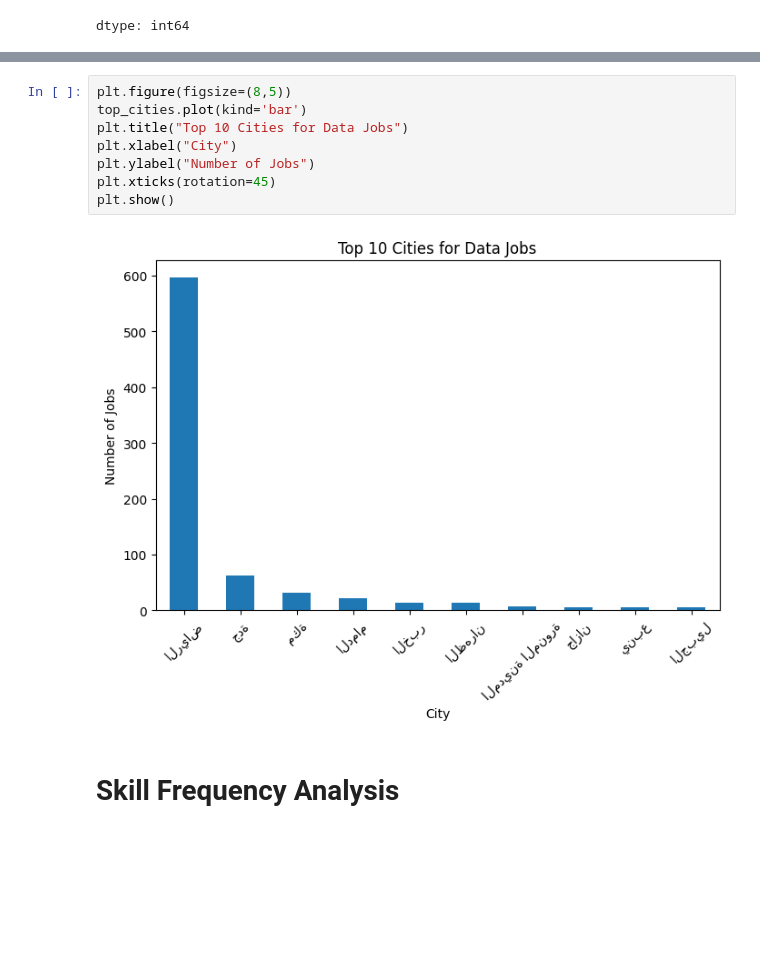
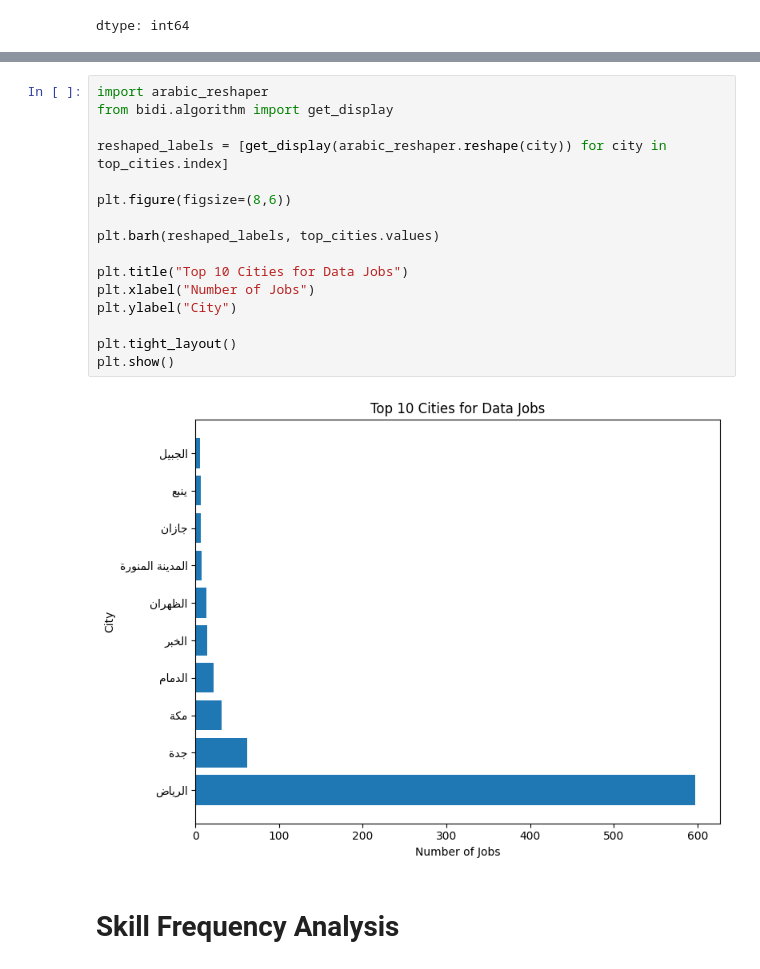
Before and after one commit to SaraAljuraybah/saudi-tech-job-skills-analysis, a Jupyter notebook: notebooks/data_collection.ipynb, the cells around one changed output, grey strips where cells are left out. Cells and saved outputs as stored; diff of their text form; blank space fills up the shorter version.

```diff
--- a/notebooks/data_collection.ipynb
+++ b/notebooks/data_collection.ipynb
@@ -225,13 +230,21 @@ dtype: int64
 # %%
-plt.figure(figsize=(8,5))
-top_cities.plot(kind='bar')
+import arabic_reshaper
+from bidi.algorithm import get_display
+
+reshaped_labels = [get_display(arabic_reshaper.reshape(city)) for city in top_cities.index]
+
+plt.figure(figsize=(8,6))
+
+plt.barh(reshaped_labels, top_cities.values)
+
 plt.title("Top 10 Cities for Data Jobs")
-plt.xlabel("City")
-plt.ylabel("Number of Jobs")
-plt.xticks(rotation=45)
+plt.xlabel("Number of Jobs")
+plt.ylabel("City")
+
+plt.tight_layout()
 plt.show()
 # %% [output]
-[figure, old version]
+[figure, new version]
 # %% [markdown]
 # **Skill Frequency Analysis**
 # %% [markdown]
```
Also changed, not shown: parts of 9 cells of this notebook.
